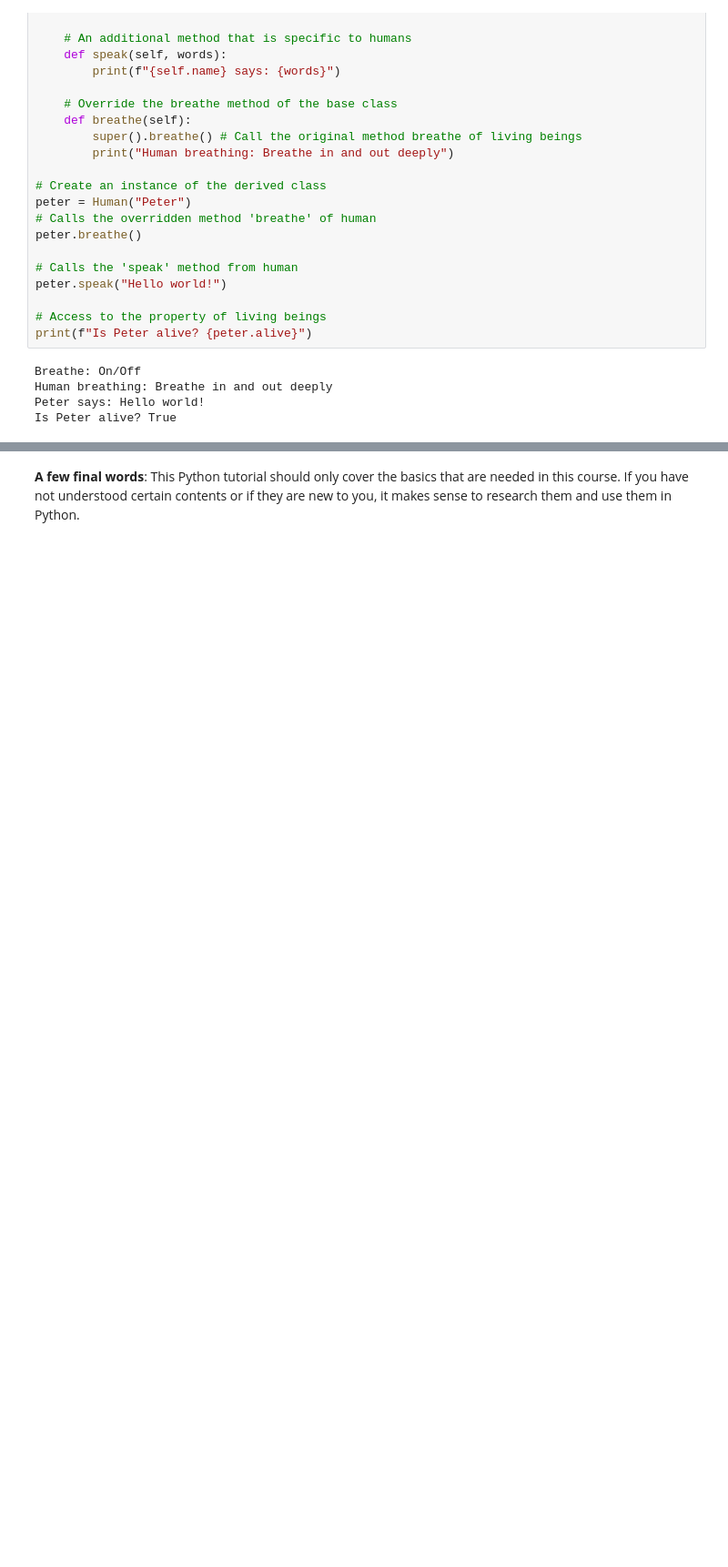
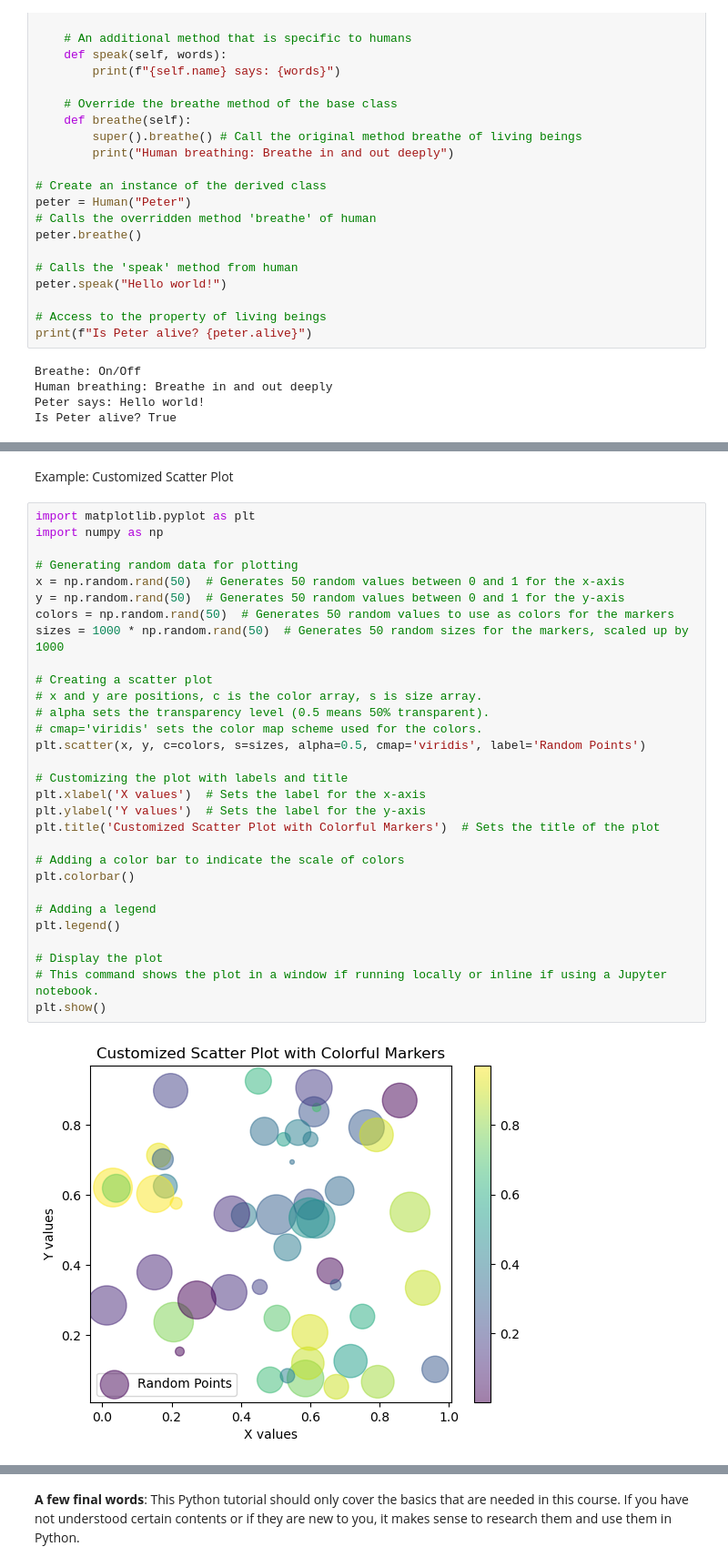
Before and after one commit to Alexander-Kessler/HiWi_Votsmeier, a Jupyter notebook: Python Tutorial.ipynb, the cells around one changed output, grey strips where cells are left out. Shown: that part at 91% size. Saved outputs shown, nothing was run; the diff lists cells and outputs as text; blank space fills up the shorter version.

```diff
--- a/Python Tutorial.ipynb
+++ b/Python Tutorial.ipynb
@@ -336,0 +507,34 @@ Als nächstes Grundlagen in Numpy, Matlab und Pytorch erklären.
+# %% [markdown]
+Example: Customized Scatter Plot
+# %%
+import matplotlib.pyplot as plt
+import numpy as np
+
+# Generating random data for plotting
+x = np.random.rand(50)  # Generates 50 random values between 0 and 1 for the x-axis
+y = np.random.rand(50)  # Generates 50 random values between 0 and 1 for the y-axis
+colors = np.random.rand(50)  # Generates 50 random values to use as colors for the markers
+sizes = 1000 * np.random.rand(50)  # Generates 50 random sizes for the markers, scaled up by 1000
+
+# Creating a scatter plot
+# x and y are positions, c is the color array, s is size array.
+# alpha sets the transparency level (0.5 means 50% transparent).
+# cmap='viridis' sets the color map scheme used for the colors.
+plt.scatter(x, y, c=colors, s=sizes, alpha=0.5, cmap='viridis', label='Random Points')
+
+# Customizing the plot with labels and title
+plt.xlabel('X values')  # Sets the label for the x-axis
+plt.ylabel('Y values')  # Sets the label for the y-axis
+plt.title('Customized Scatter Plot with Colorful Markers')  # Sets the title of the plot
+
+# Adding a color bar to indicate the scale of colors
+plt.colorbar()
+
+# Adding a legend
+plt.legend()
+
+# Display the plot
+# This command shows the plot in a window if running locally or inline if using a Jupyter notebook.
+plt.show()
+# %% [output]
+[figure, added]
```
Also changed, not shown: parts of 16 cells of this notebook.
